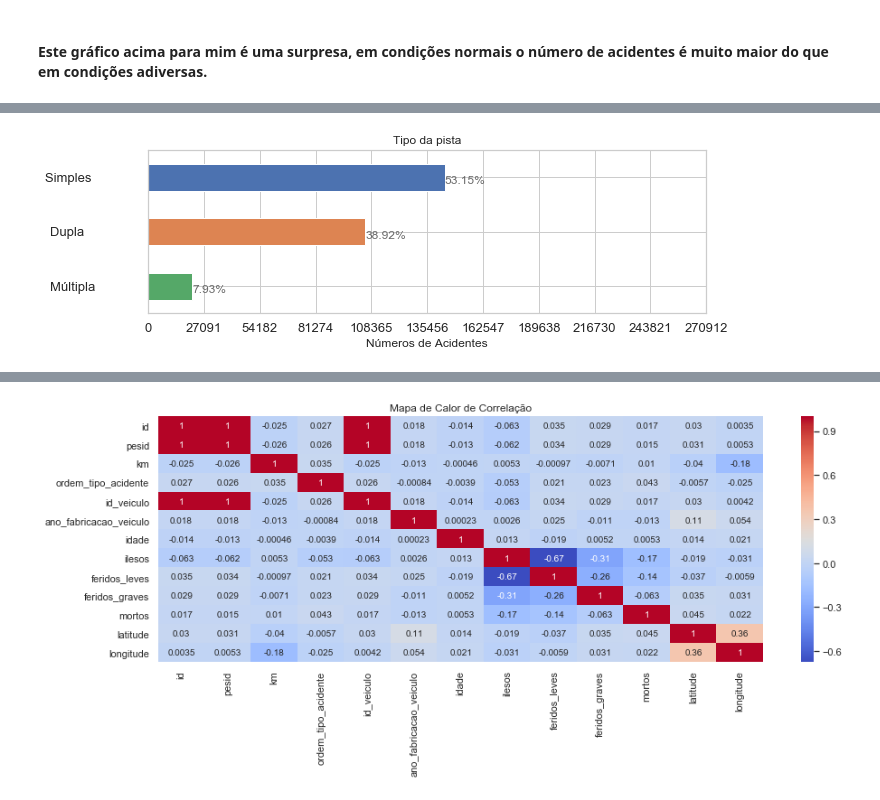
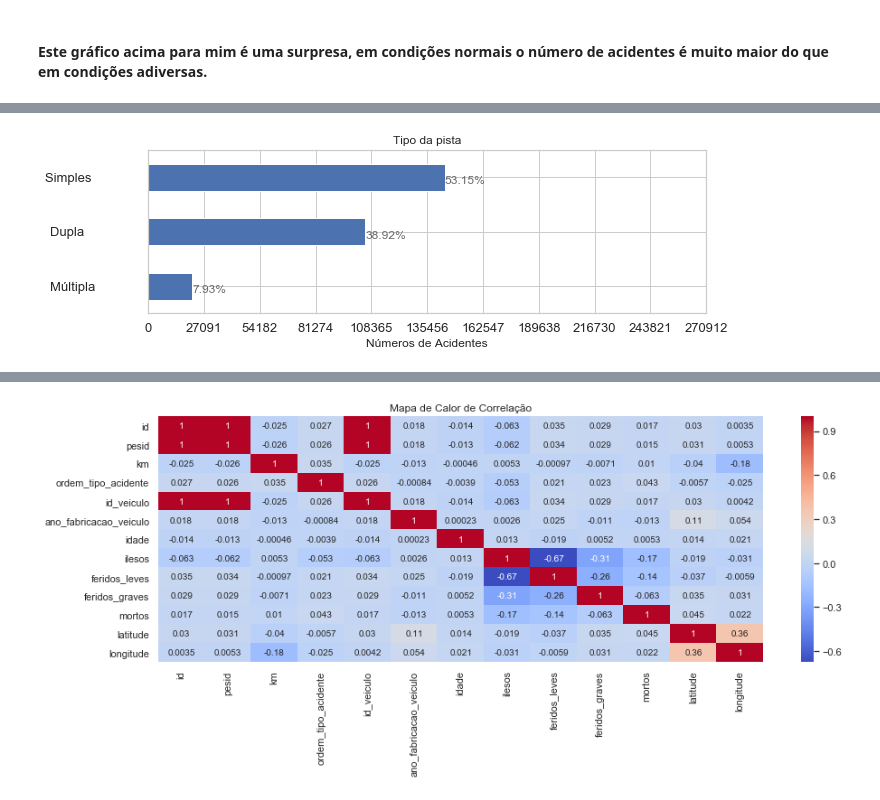
Before and after one commit to vitorioluis/Machine-Learning, a Jupyter notebook: Estudo de acidentes de Trânsito/Acidentes de Trânsito.ipynb, the cells around one changed output, grey strips where cells are left out. Cells and saved outputs as stored; diff of their text form; code cells hidden in the pictures.

```diff
--- a/Estudo de acidentes de Trânsito/Acidentes de Trânsito.ipynb
+++ b/Estudo de acidentes de Trânsito/Acidentes de Trânsito.ipynb
@@ -239,7 +249,7 @@ gerar_grafico_padrao('fase_dia', altura = 3, titulo= 'Fase do dia');
 # %%
-gerar_grafico_countplot('tipo_pista', altura = 3, titulo = 'Tipo da pista');
+gerar_grafico_padrao('tipo_pista', altura = 3, titulo = 'Tipo da pista');
 # %% [output]
-[figure, old version]
+[figure, new version]
 # %%
 gerar_grafico_padrao('br', largura=10, altura=23, titulo='Nome da Br');
 # %% [output]
```
Also changed, not shown: parts of 7 cells of this notebook, 4 other files.
